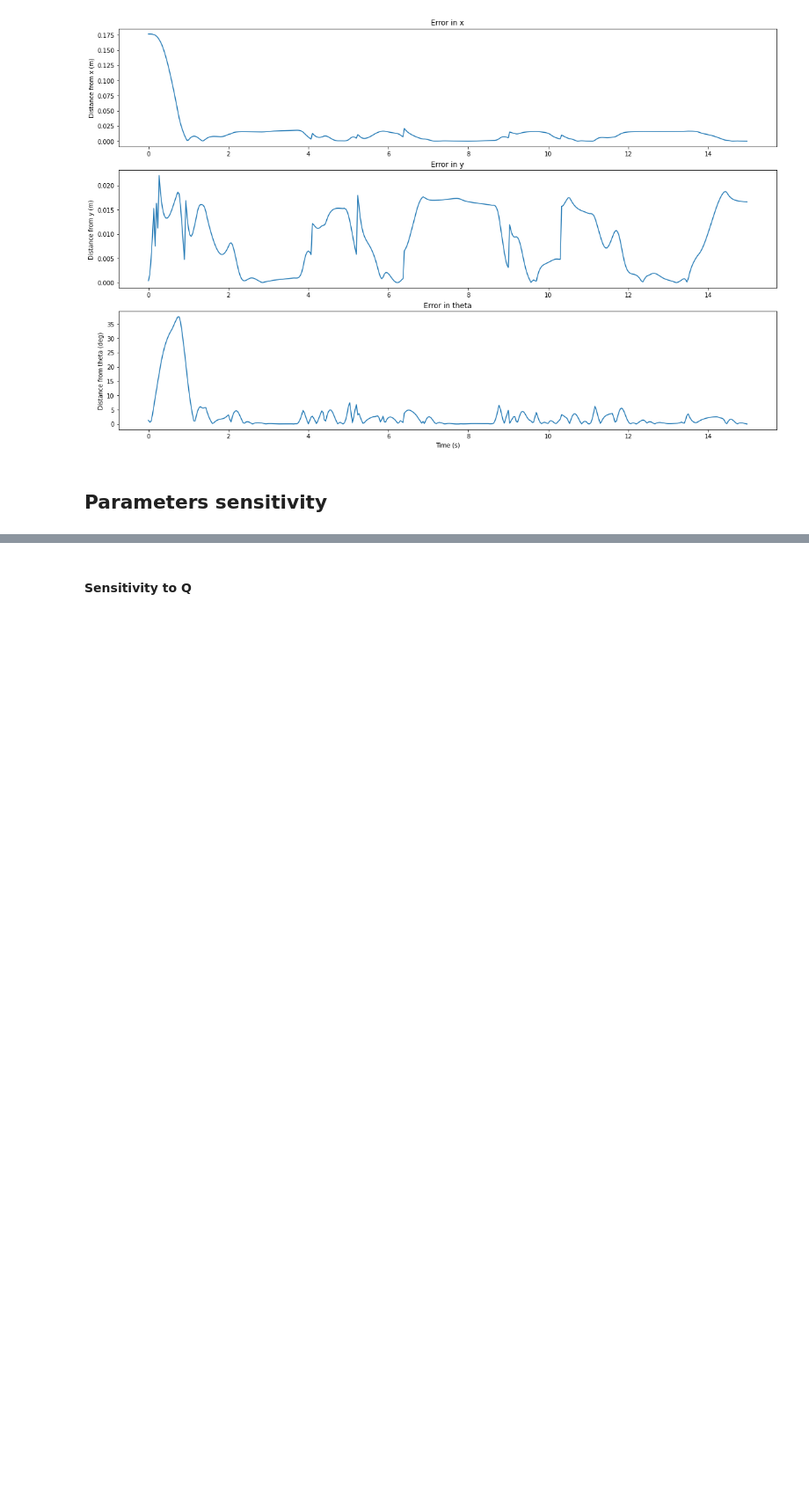
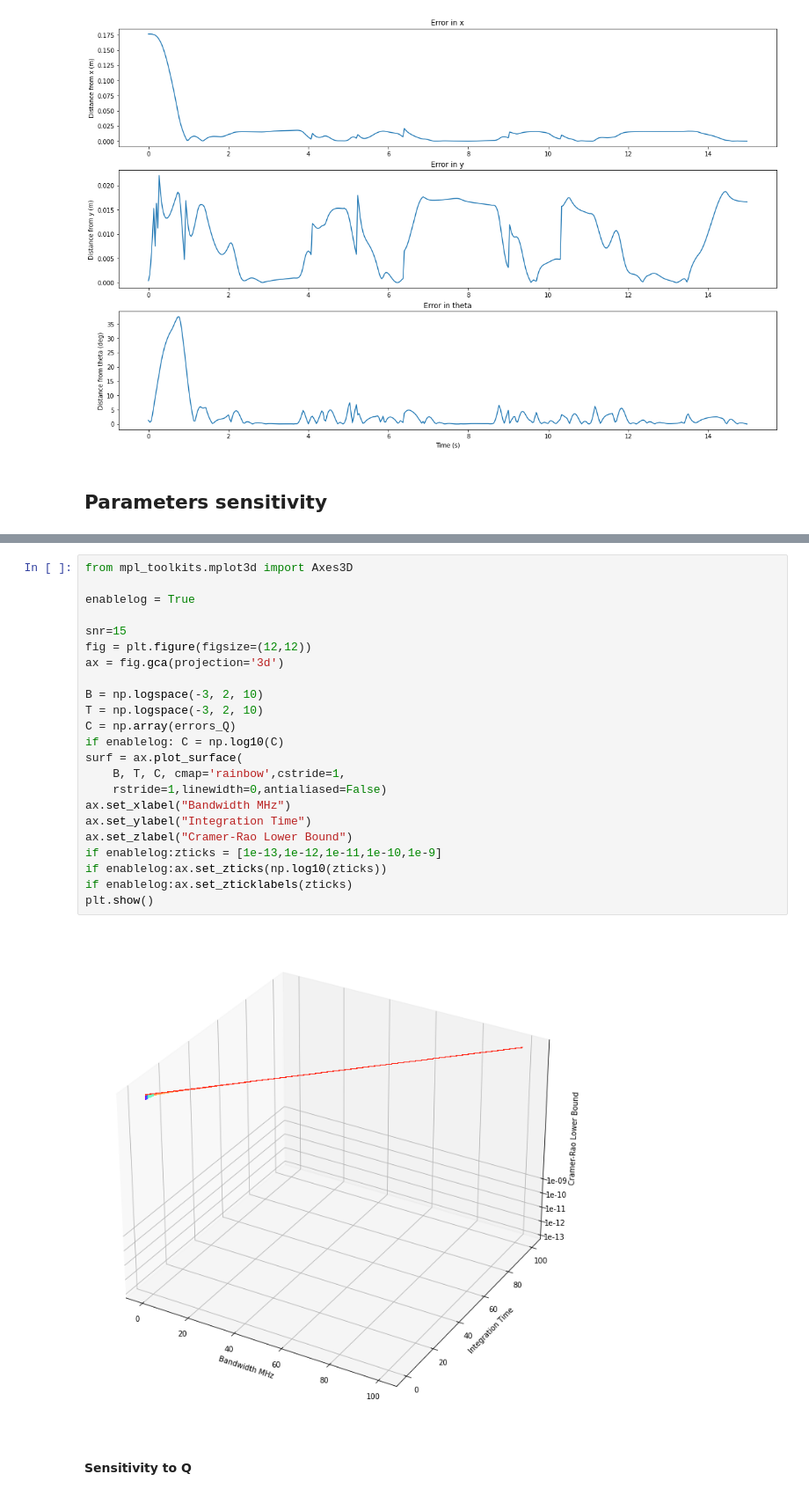
Before and after one commit to giuliovv/duckrace, a Jupyter notebook: casadi_mpc.ipynb, the cells around one changed output, grey strips where cells are left out. Shown at 88% size. Cells and saved outputs as stored; diff of their text form; blank space fills up the shorter version.

```diff
--- a/casadi_mpc.ipynb
+++ b/casadi_mpc.ipynb
@@ -351,3 +425,28 @@ Text(0.5, 0, 'Time (s)')
+# %%
+from mpl_toolkits.mplot3d import Axes3D
+
+enablelog = True
+
+snr=15
+fig = plt.figure(figsize=(12,12))
+ax = fig.gca(projection='3d')
+
+B = np.logspace(-3, 2, 10)
+T = np.logspace(-3, 2, 10)
+C = np.array(errors_Q)
+if enablelog: C = np.log10(C)
+surf = ax.plot_surface(
+    B, T, C, cmap='rainbow',cstride=1,
+    rstride=1,linewidth=0,antialiased=False)
+ax.set_xlabel("Bandwidth MHz")
+ax.set_ylabel("Integration Time")
+ax.set_zlabel("Cramer-Rao Lower Bound")
+if enablelog:zticks = [1e-13,1e-12,1e-11,1e-10,1e-9]
+if enablelog:ax.set_zticks(np.log10(zticks))
+if enablelog:ax.set_zticklabels(zticks)
+plt.show()
+# %% [output]
+[figure, added]
 # %% [markdown]
 #### Sensitivity to Q
 # %%
```
Also changed, not shown: parts of 4 cells of this notebook, 10 other files.
